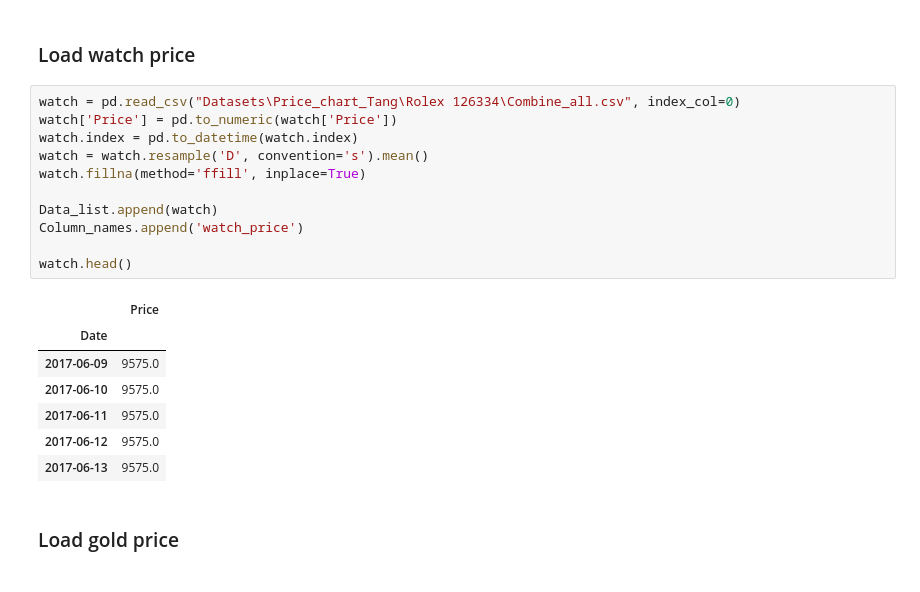
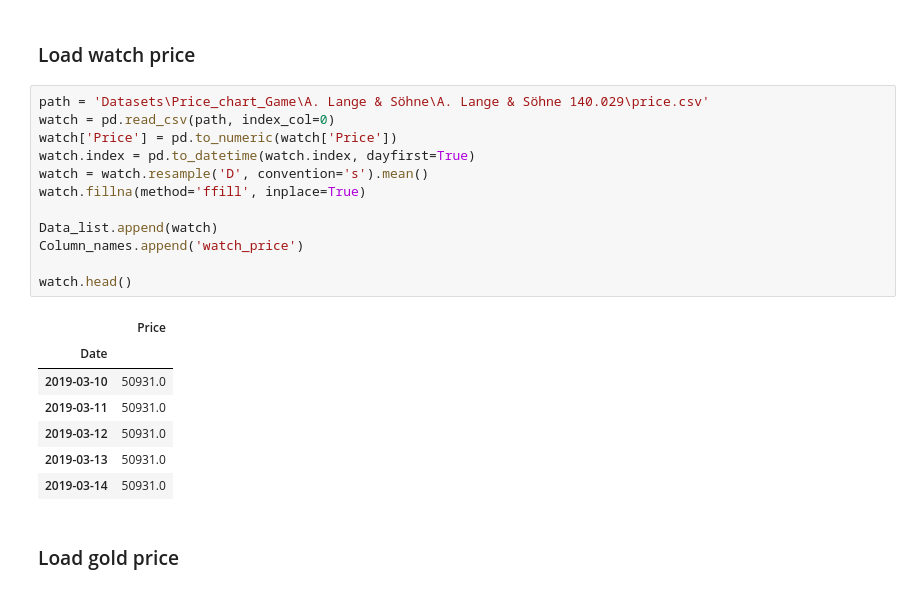
Before and after one commit to Thetang-145/BIA-WatchLists, a Jupyter notebook: Multivariate_TSF_with_LSTM_ver02.ipynb, the cells around one changed output. Drawn from its saved outputs; the diff is of its cells as text.

```diff
--- a/Multivariate_TSF_with_LSTM_ver02.ipynb
+++ b/Multivariate_TSF_with_LSTM_ver02.ipynb
@@ -61,24 +61,25 @@ Column_names = []
 # %% [markdown]
 ### Load watch price
 # %%
-watch = pd.read_csv("Datasets\Price_chart_Tang\Rolex 126334\Combine_all.csv", index_col=0)
+path = 'Datasets\Price_chart_Game\A. Lange & Söhne\A. Lange & Söhne 140.029\price.csv'
+watch = pd.read_csv(path, index_col=0)
 watch['Price'] = pd.to_numeric(watch['Price'])
-watch.index = pd.to_datetime(watch.index)
+watch.index = pd.to_datetime(watch.index, dayfirst=True)
 watch = watch.resample('D', convention='s').mean()
 watch.fillna(method='ffill', inplace=True)
 
 Data_list.append(watch)
 Column_names.append('watch_price')
 
 watch.head()
 # %% [output]
 |  | Price |
 | Date |  |
-| 2017-06-09 | 9575.0 |
-| 2017-06-10 | 9575.0 |
-| 2017-06-11 | 9575.0 |
-| 2017-06-12 | 9575.0 |
-| 2017-06-13 | 9575.0 |
+| 2019-03-10 | 50931.0 |
+| 2019-03-11 | 50931.0 |
+| 2019-03-12 | 50931.0 |
+| 2019-03-13 | 50931.0 |
+| 2019-03-14 | 50931.0 |
 # %% [markdown]
 ### Load gold price
 # %%
```
Also changed, not shown: parts of 24 cells of this notebook, 3 other files.
